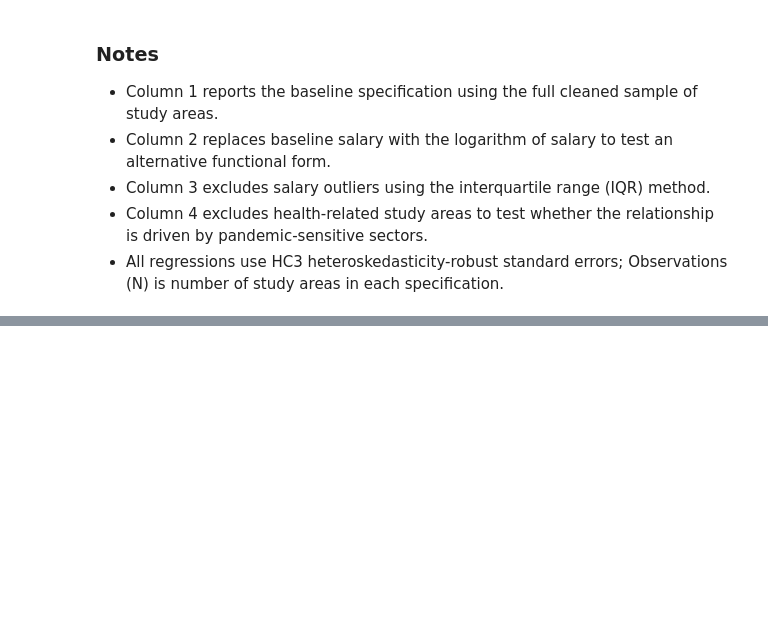
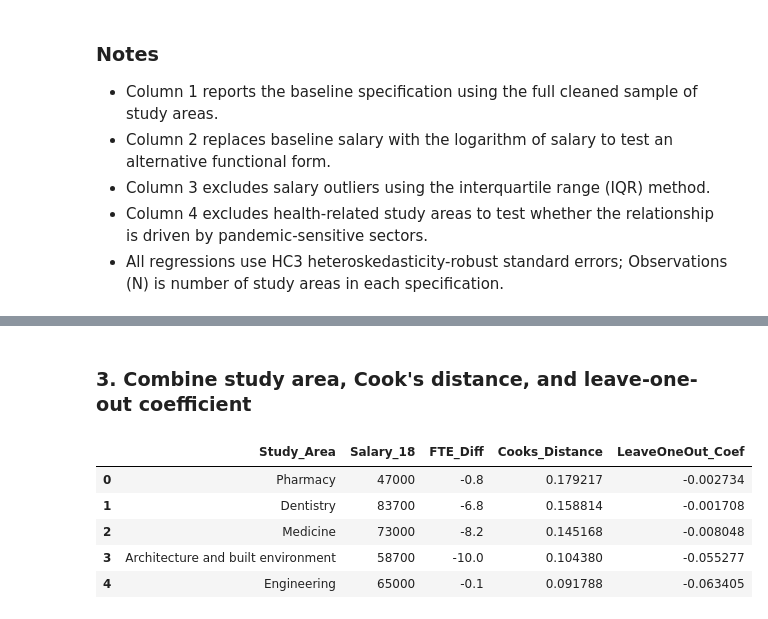
Before and after one commit to atikahtajarimim/ecc3479-project, a Jupyter notebook: code/robustness_analysis.ipynb, the cells around one changed output, grey strips where cells are left out. Saved outputs shown, nothing was run; the diff lists cells and outputs as text; code cells hidden in the pictures; blank space fills up the shorter version.

```diff
--- a/code/robustness_analysis.ipynb
+++ b/code/robustness_analysis.ipynb
@@ -334,0 +414,23 @@ The relationship is **not robust** across common checks and appears fragile. Thi
+# %% [markdown]
+### 3. Combine study area, Cook's distance, and leave-one-out coefficient
+# %%
+import pandas as pd
+
+most_influential = pd.DataFrame({
+    'Study_Area': df['Study_Area'],
+    'Salary_18': df['Salary_18'],
+    'FTE_Diff': df['FTE_Diff'],
+    'Cooks_Distance': cooks,
+    'LeaveOneOut_Coef': coefs,
+})
+
+# Show the top 5 by Cook's Distance
+top_influential = most_influential.sort_values('Cooks_Distance', ascending=False).head(5).reset_index(drop=True)
+display(top_influential)
+# %% [output]
+|  | Study_Area | Salary_18 | FTE_Diff | Cooks_Distance | LeaveOneOut_Coef |
+| 0 | Pharmacy | 47000 | -0.8 | 0.179217 | -0.002734 |
+| 1 | Dentistry | 83700 | -6.8 | 0.158814 | -0.001708 |
+| 2 | Medicine | 73000 | -8.2 | 0.145168 | -0.008048 |
+| 3 | Architecture and built environment | 58700 | -10.0 | 0.104380 | -0.055277 |
+| 4 | Engineering | 65000 | -0.1 | 0.091788 | -0.063405 |
```
Also changed, not shown: parts of 20 cells of this notebook.
